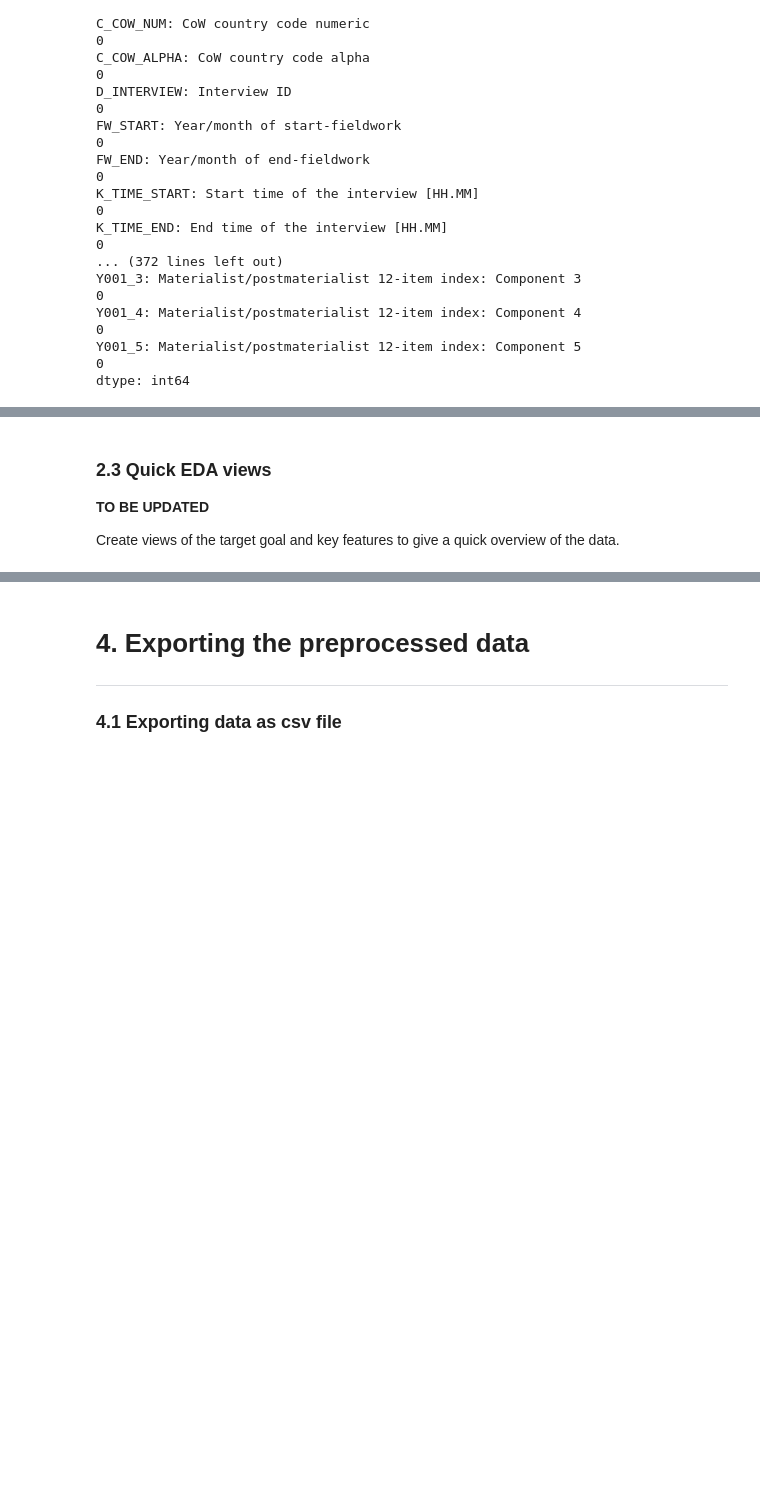
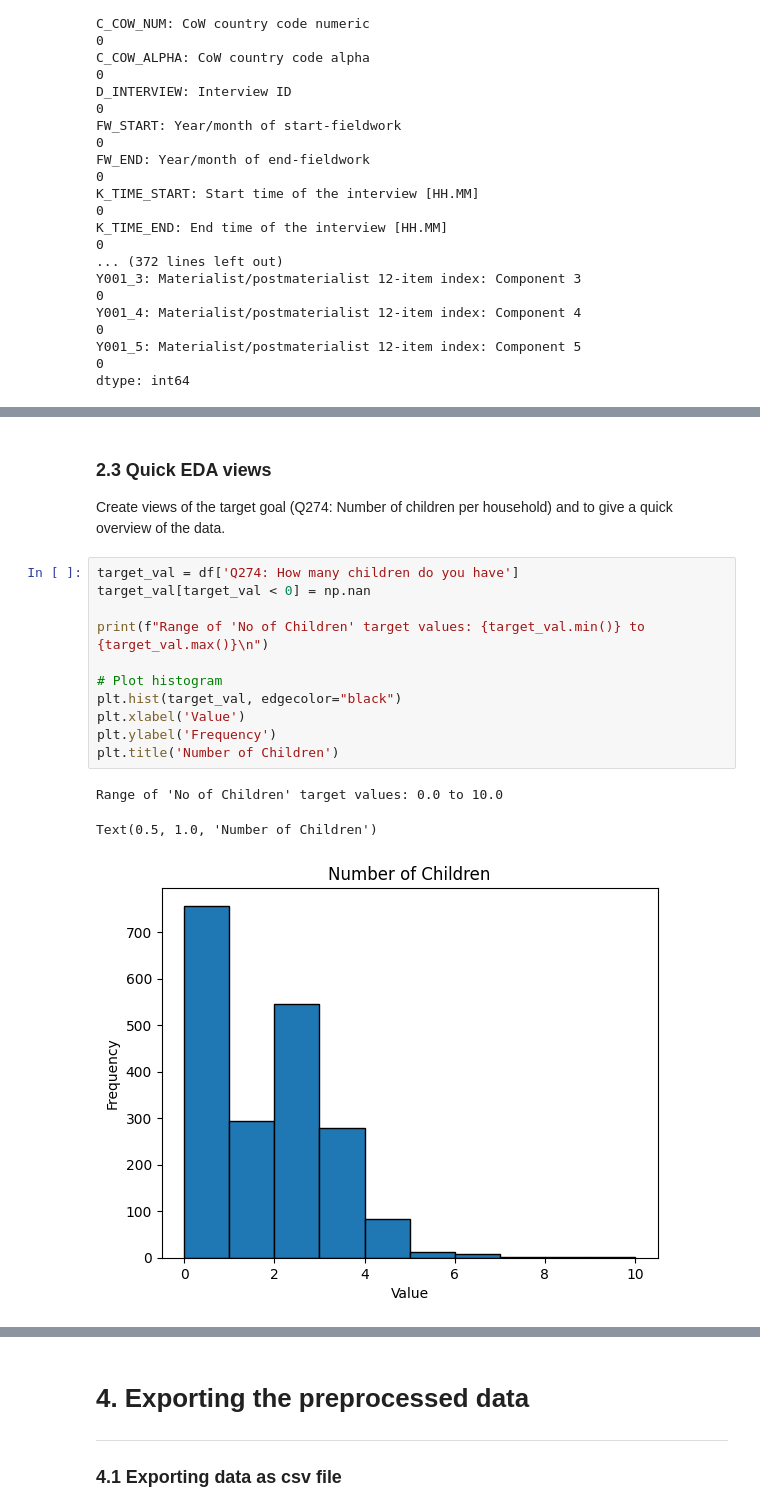
Before and after one commit to gooncaver/is5126_finalproj, a Jupyter notebook: Data/Scripts/preprocessing_ck.ipynb, the cells around one changed output, grey strips where cells are left out. Cells and saved outputs as stored; diff of their text form; blank space fills up the shorter version.

Commit message:
UPDATE section 2 on data exploration

```diff
--- a/Data/Scripts/preprocessing_ck.ipynb
+++ b/Data/Scripts/preprocessing_ck.ipynb
@@ -170,8 +180,22 @@ dtype: int64
 # %% [markdown]
 ### 2.3 Quick EDA views
-**TO BE UPDATED**
 
-Create views of the target goal and key features to give a quick overview of the data.
+Create views of the target goal (Q274: Number of children per household) and to give a quick overview of the data.
+# %%
+target_val = df['Q274: How many children do you have']
+target_val[target_val < 0] = np.nan
+
+print(f"Range of 'No of Children' target values: {target_val.min()} to {target_val.max()}\n")
+
+# Plot histogram
+plt.hist(target_val, edgecolor="black")
+plt.xlabel('Value')
+plt.ylabel('Frequency')
+plt.title('Number of Children')
+# %% [output]
+Range of 'No of Children' target values: 0.0 to 10.0
+Text(0.5, 1.0, 'Number of Children')
+[figure, added]
 # %% [markdown]
 
 # 3. Preprocessing steps
```
Also changed, not shown: parts of 4 cells of this notebook.
